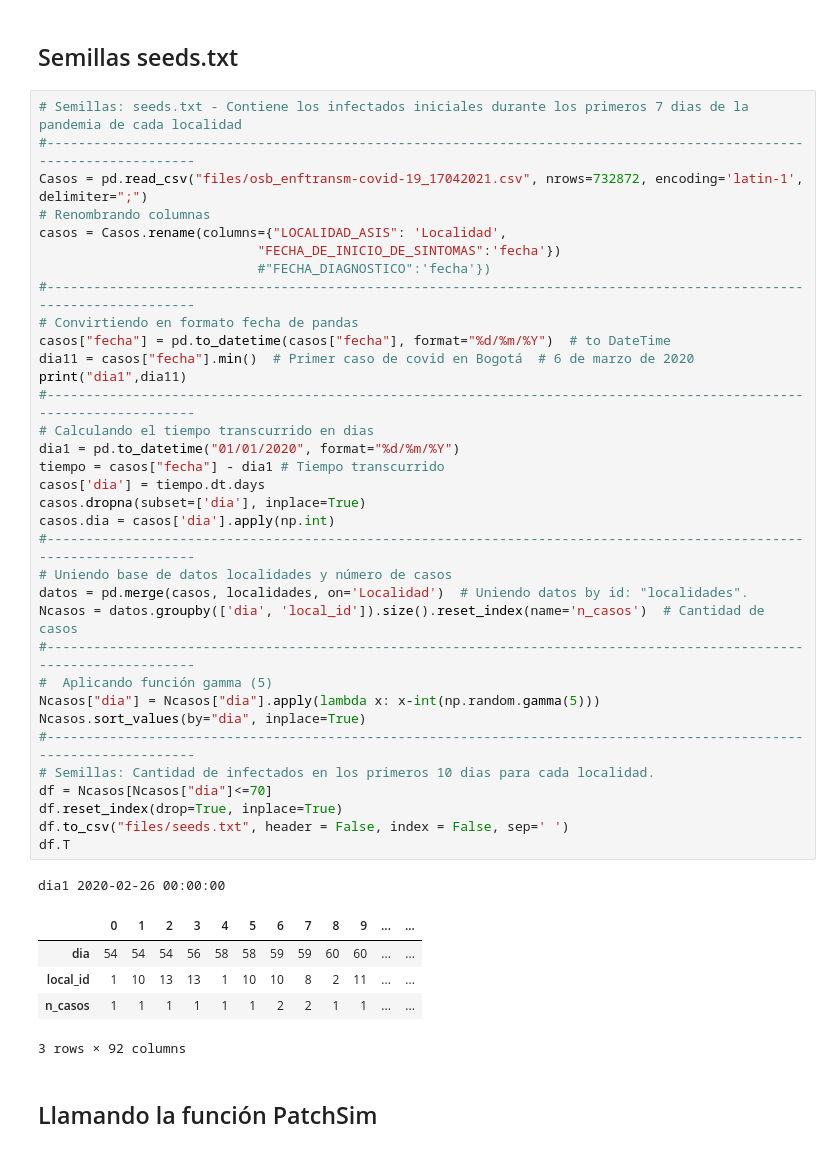
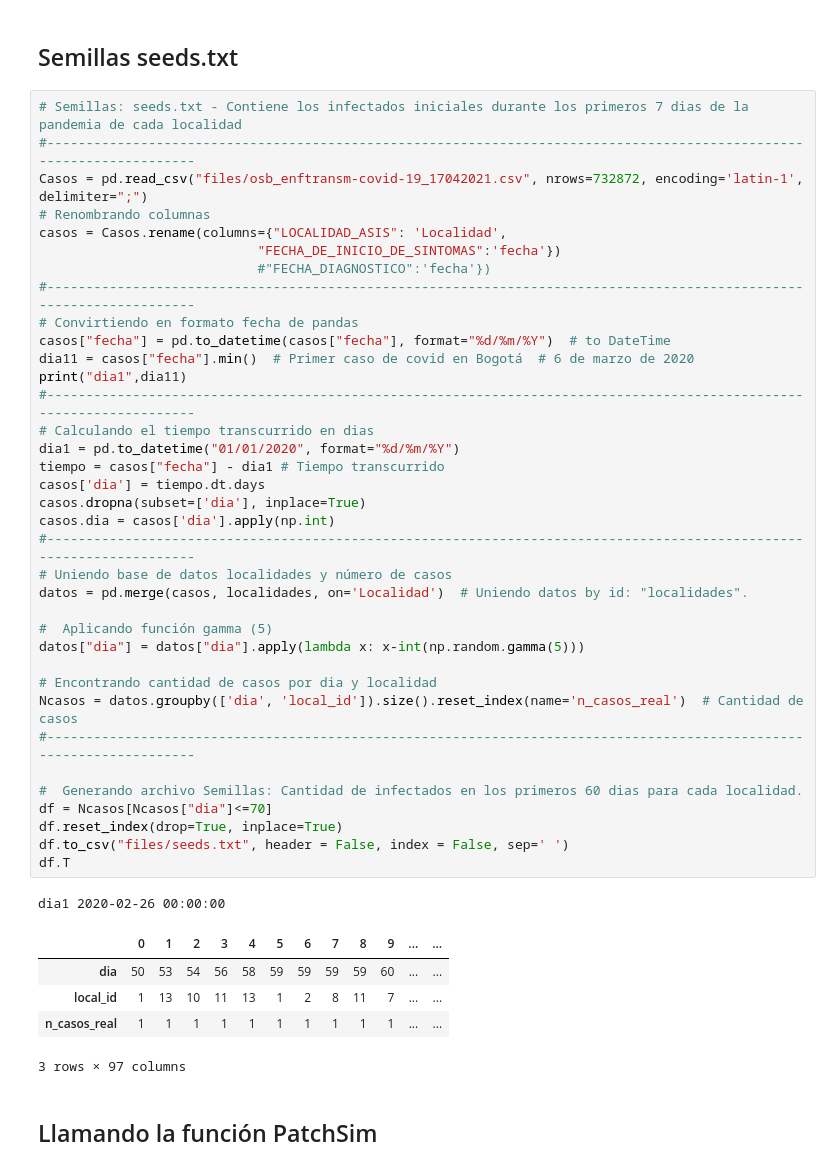
Before and after one commit to eilinlunam/PatchSim-modificado, a Jupyter notebook: Modelo_Bogotá.ipynb, the cells around one changed output. Saved outputs shown, nothing was run; the diff lists cells and outputs as text.

```diff
--- a/Modelo_Bogotá.ipynb
+++ b/Modelo_Bogotá.ipynb
@@ -183,43 +179,45 @@ alphas.head(4)
 # Semillas: seeds.txt - Contiene los infectados iniciales durante los primeros 7 dias de la pandemia de cada localidad
 #---------------------------------------------------------------------------------------------------------------------
 Casos = pd.read_csv("files/osb_enftransm-covid-19_17042021.csv", nrows=732872, encoding='latin-1', delimiter=";")
 # Renombrando columnas
 casos = Casos.rename(columns={"LOCALIDAD_ASIS": 'Localidad',
                             "FECHA_DE_INICIO_DE_SINTOMAS":'fecha'})
                             #"FECHA_DIAGNOSTICO":'fecha'})
 #---------------------------------------------------------------------------------------------------------------------
 # Convirtiendo en formato fecha de pandas
 casos["fecha"] = pd.to_datetime(casos["fecha"], format="%d/%m/%Y")  # to DateTime
 dia11 = casos["fecha"].min()  # Primer caso de covid en Bogotá  # 6 de marzo de 2020
 print("dia1",dia11)
 #---------------------------------------------------------------------------------------------------------------------
 # Calculando el tiempo transcurrido en dias
 dia1 = pd.to_datetime("01/01/2020", format="%d/%m/%Y")
 tiempo = casos["fecha"] - dia1 # Tiempo transcurrido
 casos['dia'] = tiempo.dt.days
 casos.dropna(subset=['dia'], inplace=True)
 casos.dia = casos['dia'].apply(np.int)
 #---------------------------------------------------------------------------------------------------------------------
 # Uniendo base de datos localidades y número de casos
 datos = pd.merge(casos, localidades, on='Localidad')  # Uniendo datos by id: "localidades".
-Ncasos = datos.groupby(['dia', 'local_id']).size().reset_index(name='n_casos')  # Cantidad de casos
+
+#  Aplicando función gamma (5)
+datos["dia"] = datos["dia"].apply(lambda x: x-int(np.random.gamma(5)))
+
+# Encontrando cantidad de casos por dia y localidad
+Ncasos = datos.groupby(['dia', 'local_id']).size().reset_index(name='n_casos_real')  # Cantidad de casos
 #---------------------------------------------------------------------------------------------------------------------
-#  Aplicando función gamma (5)
-Ncasos["dia"] = Ncasos["dia"].apply(lambda x: x-int(np.random.gamma(5)))
-Ncasos.sort_values(by="dia", inplace=True)
-#---------------------------------------------------------------------------------------------------------------------
-# Semillas: Cantidad de infectados en los primeros 10 dias para cada localidad.
+
+#  Generando archivo Semillas: Cantidad de infectados en los primeros 60 dias para cada localidad.
 df = Ncasos[Ncasos["dia"]<=70]
 df.reset_index(drop=True, inplace=True)
 df.to_csv("files/seeds.txt", header = False, index = False, sep=' ')
 df.T
 # %% [output]
 dia1 2020-02-26 00:00:00
 |  | 0 | 1 | 2 | 3 | 4 | 5 | 6 | 7 | 8 | 9 | ... | ... |
-| dia | 54 | 54 | 54 | 56 | 58 | 58 | 59 | 59 | 60 | 60 | ... | ... |
-| local_id | 1 | 10 | 13 | 13 | 1 | 10 | 10 | 8 | 2 | 11 | ... | ... |
-| n_casos | 1 | 1 | 1 | 1 | 1 | 1 | 2 | 2 | 1 | 1 | ... | ... |
+| dia | 50 | 53 | 54 | 56 | 58 | 59 | 59 | 59 | 59 | 60 | ... | ... |
+| local_id | 1 | 13 | 10 | 11 | 13 | 1 | 2 | 8 | 11 | 7 | ... | ... |
+| n_casos_real | 1 | 1 | 1 | 1 | 1 | 1 | 1 | 1 | 1 | 1 | ... | ... |
-3 rows × 92 columns
+3 rows × 97 columns
 # %% [markdown]
 ## Llamando la función PatchSim
 # %%
```
Also changed, not shown: parts of 6 cells of this notebook, 5 other files.
